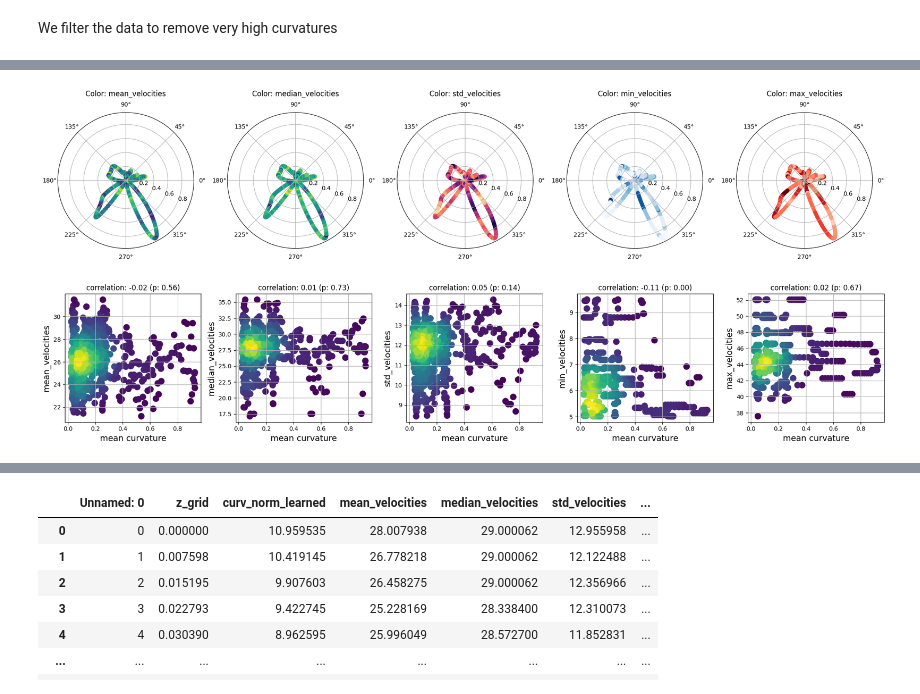
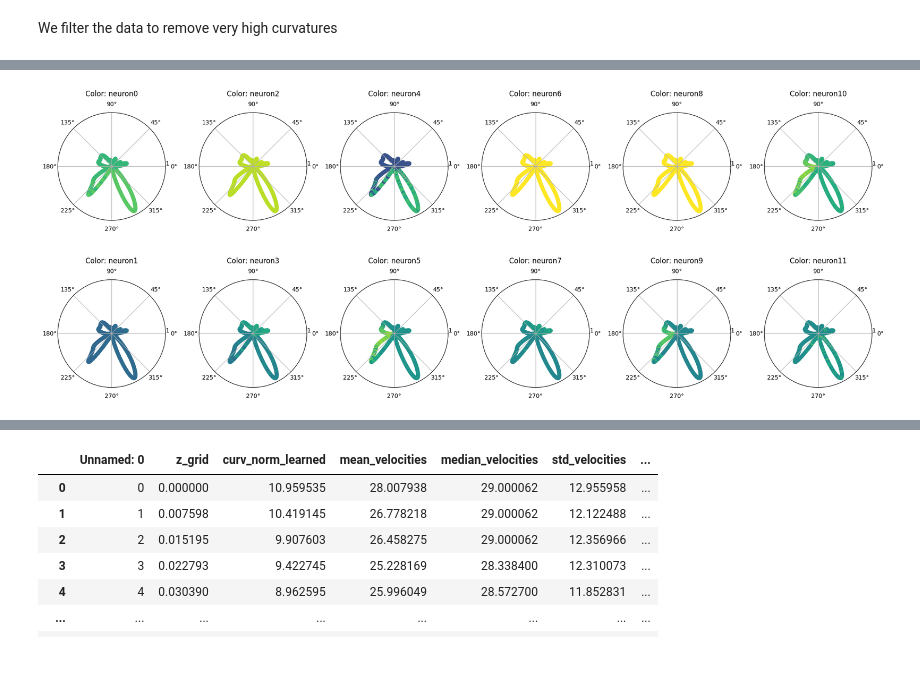
Before and after one commit to geometric-intelligence/neurometry, a Jupyter notebook: neuralgeom/notebooks/07_plot_curvature_profile_and_velocity.ipynb, the cells around one changed output, grey strips where cells are left out. Cells and saved outputs as stored; diff of their text form; code cells hidden in the pictures; blank space fills up the shorter version.

```diff
--- a/neuralgeom/notebooks/07_plot_curvature_profile_and_velocity.ipynb
+++ b/neuralgeom/notebooks/07_plot_curvature_profile_and_velocity.ipynb
@@ -209,0 +228,7 @@ viz.plot_neural_manifold_learned(filtered, config, labels)
+# %%
+model_path = os.path.join(
+    default_config.trained_models_dir, f"{config.results_prefix}_model.pt"
+)
+model = torch.load(model_path)
+
+viz.plot_recon_per_positional_angle(model, dataset_torch, labels, config);
@@ -209,0 +241,9 @@ viz.plot_neural_manifold_learned(filtered, config, labels)
+# %%
+thetas = np.array(labels["angles"])
+sort = np.argsort(thetas)
+dataset = dataset_torch.cpu().detach().numpy()
+sorted_dataset = dataset[sort, :]
+
+_, rec, _ = model(dataset_torch)
+rec = rec.cpu().detach().numpy()
+sorted_rec = rec[sort, :]
@@ -210,55 +295,4 @@ viz.plot_neural_manifold_learned(filtered, config, labels)
 # %%
-import matplotlib.cm as cm
-import matplotlib.pyplot as plt
-import numpy as np
-
-
-stats = [
-    "mean_velocities",
-    "median_velocities",
-    "std_velocities",
-    "min_velocities",
-    "max_velocities",
-]
-cmaps = ["viridis", "viridis", "magma", "Blues", "Reds"]
-
-fig, axes = plt.subplots(
-    nrows=1, ncols=len(stats), figsize=(20, 4), subplot_kw={"projection": "polar"}
-)
-for i_stat, stat_velocities in enumerate(stats):
-    ax = axes[i_stat]
-    ax.scatter(
-        filtered["z_grid"],
-        1/filtered["curv_norm_learned"],
-        c=filtered[stat_velocities],
-        cmap=cmaps[i_stat],
-    )
-    #ax.set_rticks([0.5, 1, 1.5, 2])  # Less radial ticks
-    ax.set_rlabel_position(-22.5)  # Move radial labels away from plotted line
-    ax.grid(True)
-    ax.set_title("Color: " + stat_velocities, va="bottom")
-fig.tight_layout()
+plot_neural_manifold_learned_activations(show_recon=True, single_norm=True)
 # %% [output]
-[figure, old version]
+[figure, new version]
-# %%
-from scipy.stats import gaussian_kde, pearsonr
-
-
-fig, axes = plt.subplots(nrows=1, ncols=len(stats), figsize=(20, 4))
-for i_stat, stat_velocities in enumerate(stats):
-    ax = axes[i_stat]
-    x = 1/filtered["curv_norm_learned"]
-    y = filtered[stat_velocities]
-    # Calculate the point density
-    xy = np.vstack([x, y])
-    z = gaussian_kde(xy)(xy)
-    ax.set_xlabel("mean curvature", fontsize=14)
-    ax.scatter(x, y, c=z, s=100)
-    ax.grid(True)
-    ax.set_ylabel(stat_velocities, fontsize=14)
-    pears = pearsonr(x, y)
-    #print(pears.statistic)
-    ax.set_title(f"correlation: {pears.statistic:.2f} (p: {pears.pvalue:.2f})")
-fig.tight_layout()
-# %% [output]
-[figure, removed]
```
Also changed, not shown: parts of 42 cells of this notebook, 1 other file.
